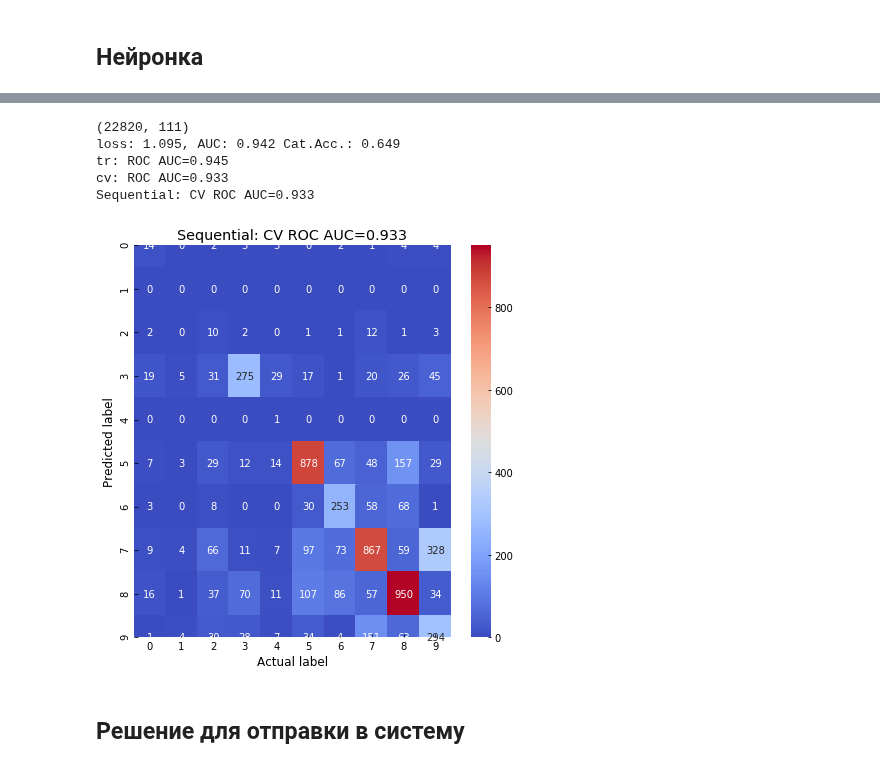
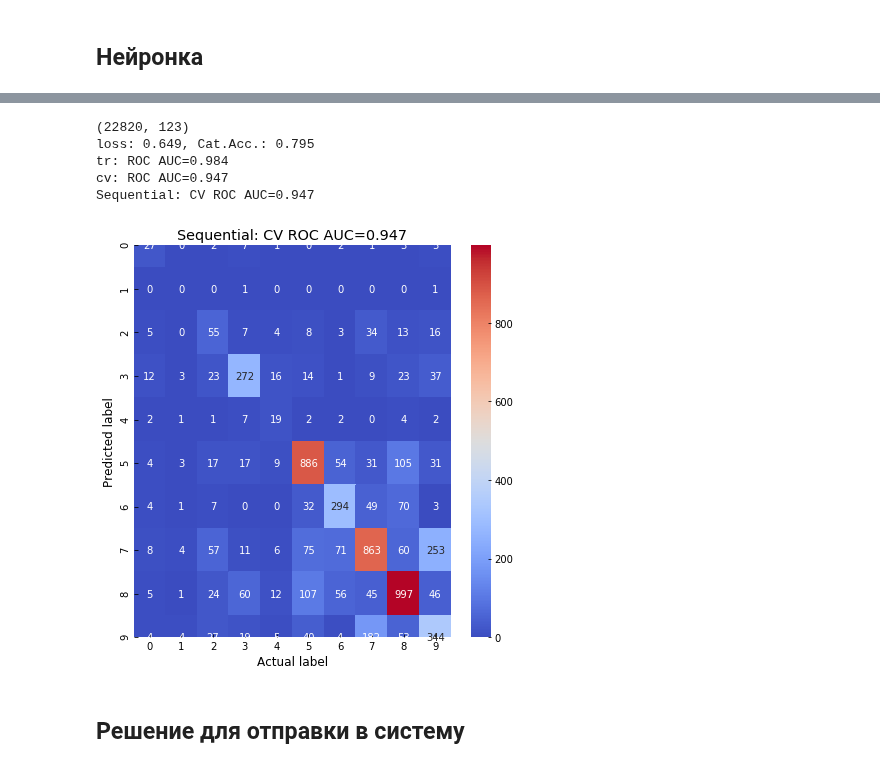
Before and after one commit to andygoosh/wildfire.sberbank.ai, a Jupyter notebook: workinprogress.ipynb, the cells around one changed output, grey strips where cells are left out. Cells and saved outputs as stored; diff of their text form; code cells hidden in the pictures.

```diff
--- a/workinprogress.ipynb
+++ b/workinprogress.ipynb
@@ -164,27 +165,6 @@ def prepare_data(one_hotted=False, remove_aug=False):
 
   print(X.shape)
   return X, y
-# %%
-'''
-feat_importances = pd.Series(model.feature_importances_, index=['x%d' % i for i in range(X_poly.shape[1])])
-feat_importances.nlargest(20).plot(kind='barh')
-
-estimators = 200
-params = {'random_state': RS,
-  'n_estimators': estimators,
-  'verbose': 0,
-  }
-
-X_p = pd.DataFrame(
-    X_poly,
-    index=X.index,
-    columns=[ 'x%d' % i for i in range(X_poly.shape[1])
-    ]
-)
-
-scores, models = fit_estimate(X_p, y, lambda: LGBMClassifier(**params))
-lgbm = models[np.argmin(scores)]
-'''
 # %%
 def reduce_dimentions( X, draw_graph=False ):
   pca = PCA()
@@ -236,11 +216,11 @@ def add_neighbors(X_train, X_cv=None, n_neighbors=5):
     dists, _ = neigh.kneighbors(X, n_neighbors=n_neighbors, return_distance=True)
     mean_dist = dists.mean(axis=1)
     max_dist = dists.max(axis=1)
-    min_dist = dists.min(axis=1)
+    #min_dist = dists.min(axis=1)
 
     X['K-mean'] = mean_dist.reshape(-1, 1)
     X['K-max'] = max_dist.reshape(-1, 1)
-    X['K-min'] = min_dist.reshape(-1, 1)
+    #X['K-min'] = min_dist.reshape(-1, 1)
 
     return X
 
@@ -1187,43 +1184,45 @@ model.reset_states()
 # %%
 X, y = prepare_data(one_hotted=True)
 tr_data, cv_data, y_trn, y_cv = train_test_split(X, y, test_size=0.25, random_state=RS)
 
-#if degree > 1:
-#  tr_data, cv_data, poly = add_polynomial(tr_data, cv_data, degree)
-#  polies.append(poly)
+if degree > 1:
+  tr_data, cv_data, poly = add_polynomial(tr_data, cv_data, degree)
+  polies.append(poly)
 
-#if n_neighbors > 0:
-#  tr_data, cv_data, neigh = add_neighbors(tr_data, cv_data, n_neighbors)
-#  neighbs.append(neigh)
+if n_neighbors > 0:
+  tr_data, cv_data, neigh = add_neighbors(tr_data, cv_data, n_neighbors)
+  neighbs.append(neigh)
 
 trn = (tr_data.values - center)/scale
 cvn = (cv_data.values - center)/scale
 
 tr_preds = pd.DataFrame(model.predict(trn, use_multiprocessing=True), index=y_trn.index, columns=y_trn.columns)
 cv_preds = pd.DataFrame(model.predict(cvn, use_multiprocessing=True), index=y_cv.index, columns=y_cv.columns)
 
 score = model.evaluate(trn, y_trn.values,
                          batch_size=BS,
                          verbose=0,
                          use_multiprocessing=True)
-print('loss: {:.3f}, AUC: {:.3f} Cat.Acc.: {:.3f}'.format(*score))
-#print('loss: {:.3f}, Cat.Acc.: {:.3f}'.format(*score))
+#print('loss: {:.3f}, AUC: {:.3f} Cat.Acc.: {:.3f}'.format(*score))
+print('loss: {:.3f}, Cat.Acc.: {:.3f}'.format(*score))
 
 auc_trn = skl.metrics.roc_auc_score(y_trn, tr_preds, average='micro')
 auc_cv = skl.metrics.roc_auc_score(y_cv, cv_preds, average='micro')
 print('tr: ROC AUC=%.3f' % (auc_trn))
 print('cv: ROC AUC=%.3f' % (auc_cv))
 
 model_ = model
 
 draw_confusion_matrix( y_cv, cv_preds, model);
+#tr: ROC AUC=0.981
+#cv: ROC AUC=0.947
 # %% [output]
-(22820, 111)
-loss: 1.095, AUC: 0.942 Cat.Acc.: 0.649
-tr: ROC AUC=0.945
-cv: ROC AUC=0.933
-Sequential: CV ROC AUC=0.933
+(22820, 123)
+loss: 0.649, Cat.Acc.: 0.795
+tr: ROC AUC=0.984
+cv: ROC AUC=0.947
+Sequential: CV ROC AUC=0.947
-[figure, old version]
+[figure, new version]
 # %% [markdown]
 ## Решение для отправки в систему
 # %%
```
Also changed, not shown: parts of 7 cells of this notebook.
